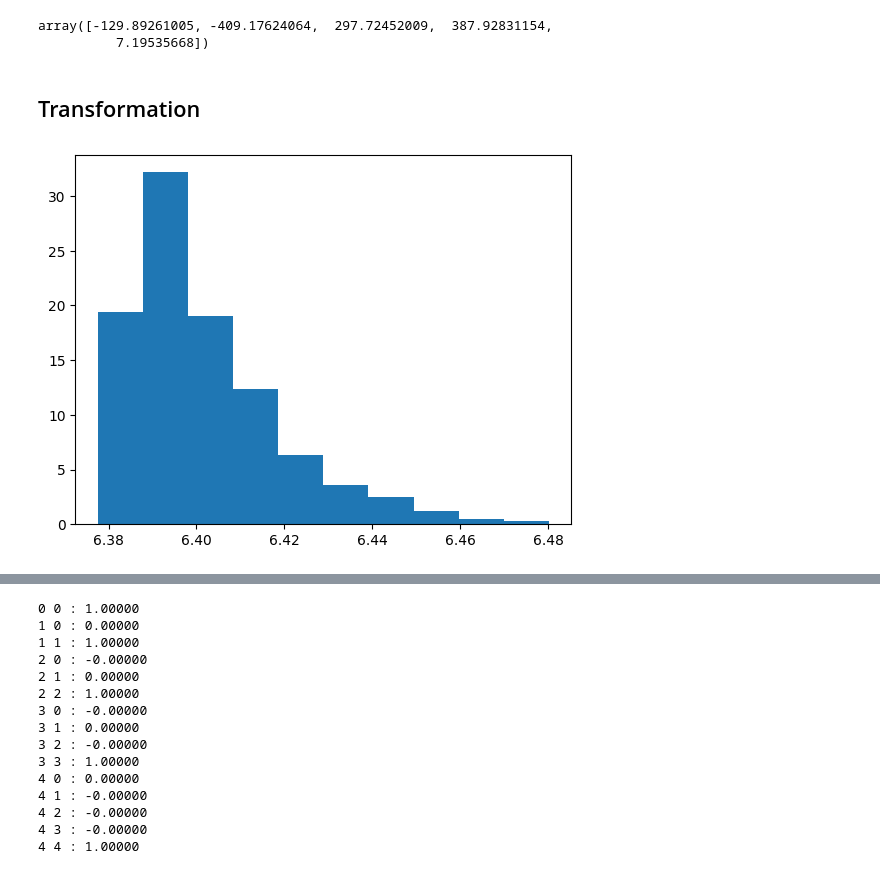
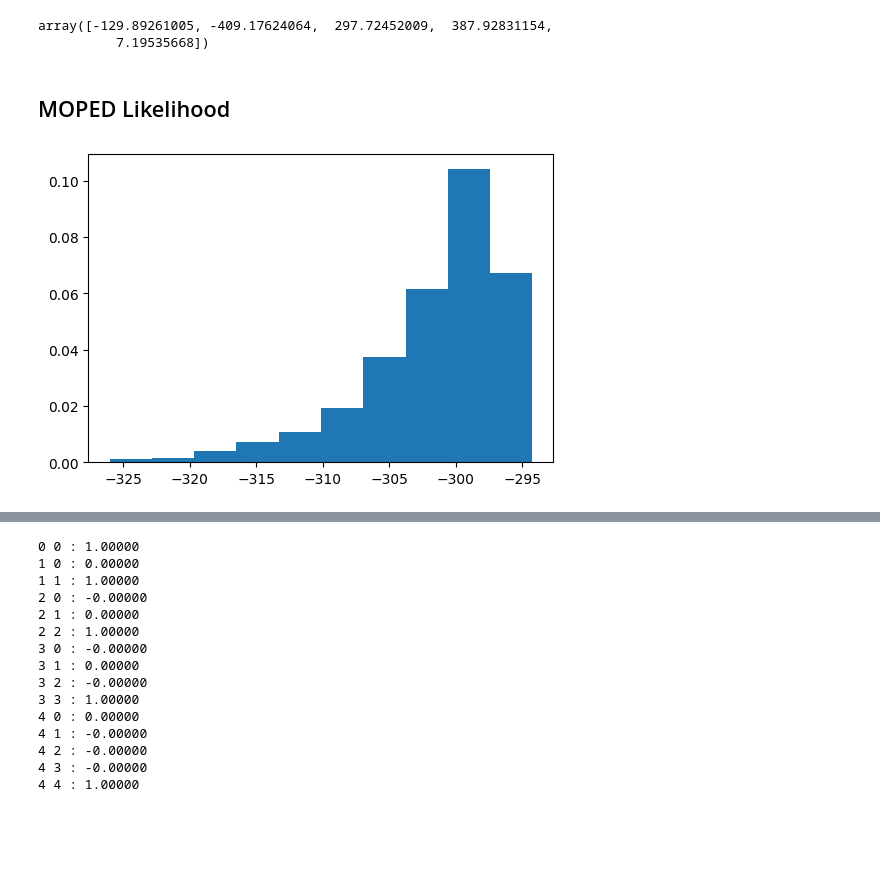
Before and after one commit to Harry45/emuplanck, a Jupyter notebook: playground.ipynb, the cells around one changed output, grey strips where cells are left out. Saved outputs shown, nothing was run; the diff lists cells and outputs as text; code cells hidden in the pictures; blank space fills up the shorter version.

```diff
--- a/playground.ipynb
+++ b/playground.ipynb
@@ -1341,3 +1339,3 @@ cfg_planck = config_planck("planck")
 # %% [markdown]
-## Transformation
+## MOPED Likelihood
 # %%
@@ -1351 +1355,7 @@ cfg_planck = config_planck("planck")
+# %%
+plt.figure(figsize = (6,4))
+plt.hist(loglike, density = True)
+plt.show()
+# %% [output]
+[figure, added]
 # %%
@@ -1356,5 +1363,0 @@ loglike = pickle_load("src/emulike/planck/trainingpoints/", "loglike_lcdm_1500")
-# %%
-plt.hist(np.log(-2*loglike), density = True)
-plt.show()
-# %% [output]
-[figure, removed]
```
Also changed, not shown: parts of 29 cells of this notebook, 22 other files.
